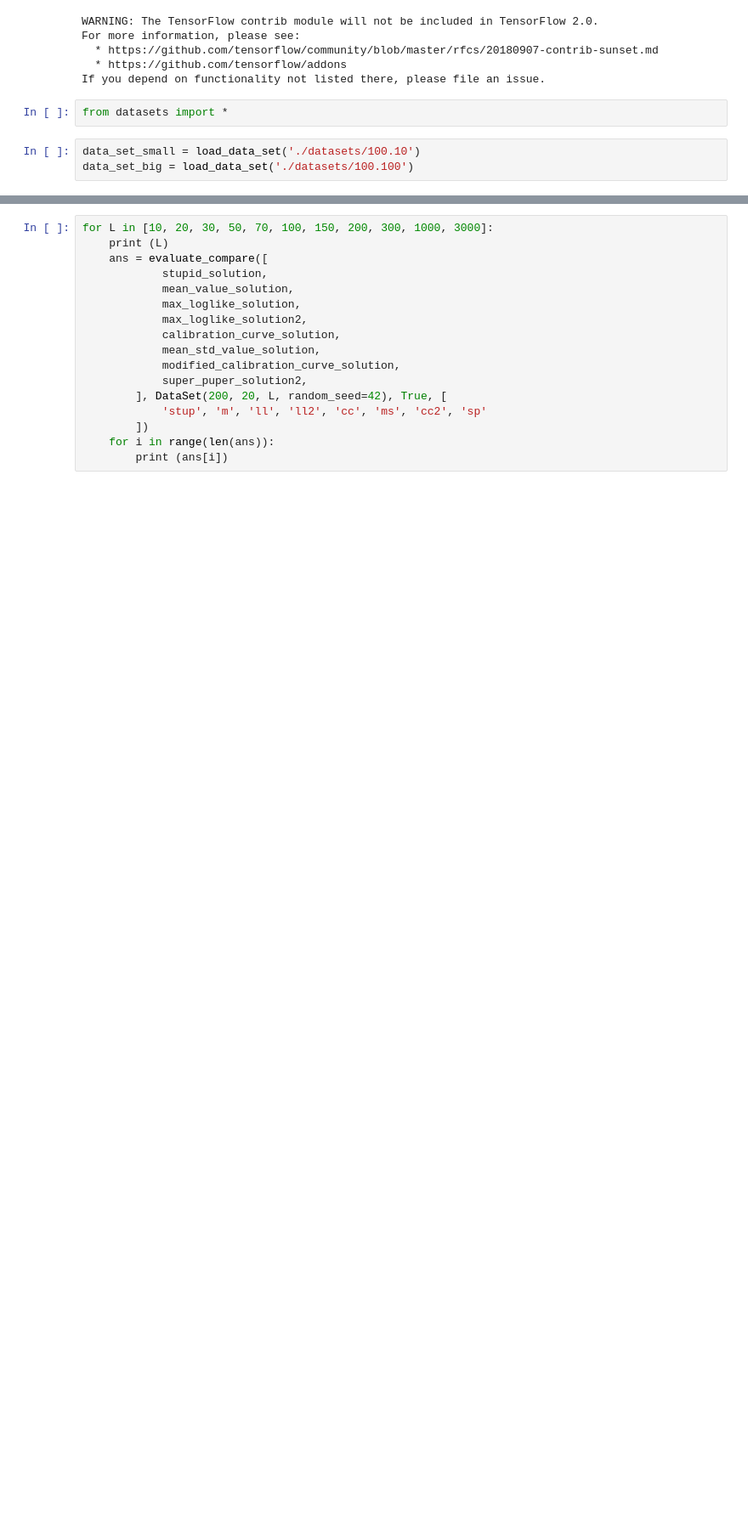
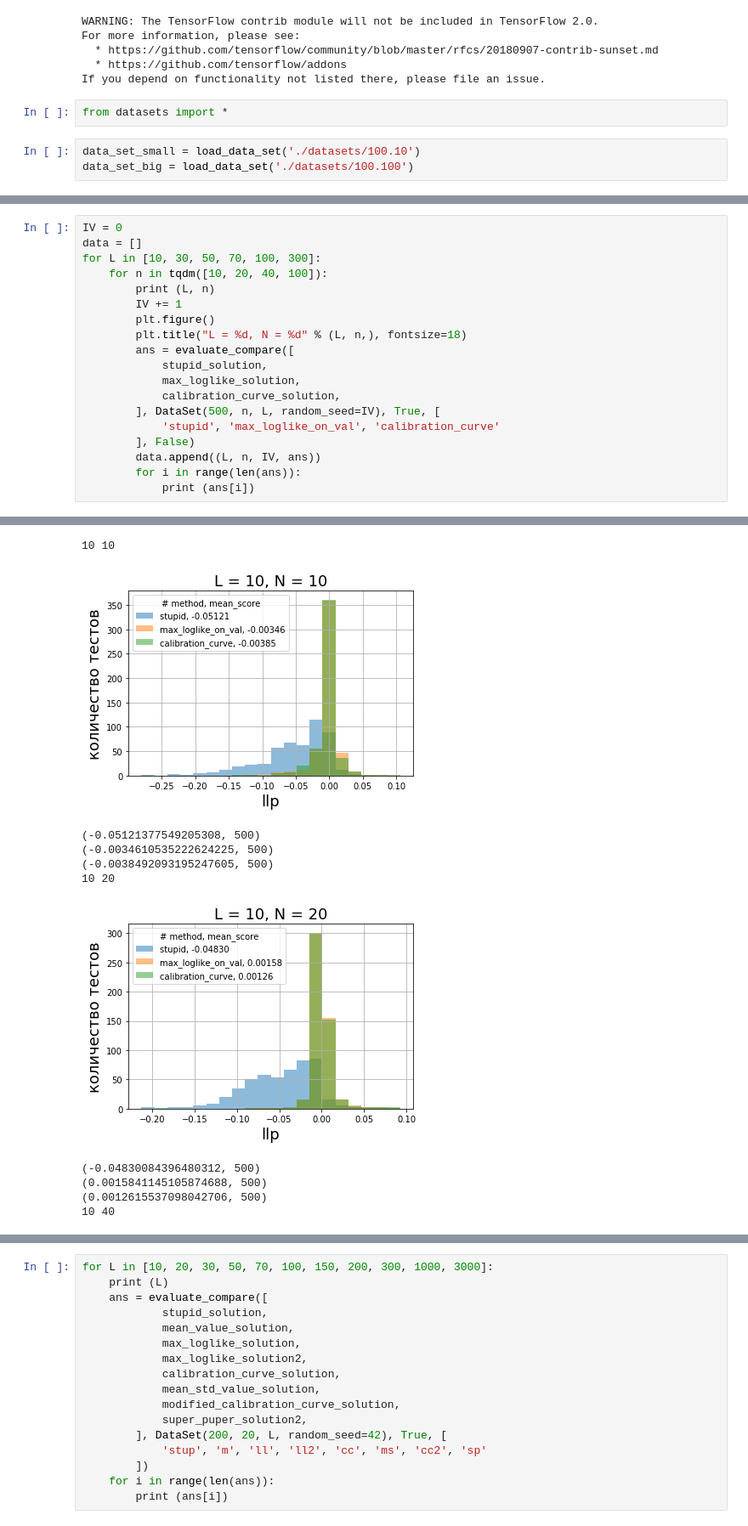
Before and after one commit to AndreyPopovkin/bachelor, a Jupyter notebook: methods_and_compare_generation.ipynb, the cells around one changed output, grey strips where cells are left out. Shown at 85% size. Cells and saved outputs as stored; diff of their text form; blank space fills up the shorter version.

```diff
--- a/methods_and_compare_generation.ipynb
+++ b/methods_and_compare_generation.ipynb
@@ -363,0 +321,20 @@ plt.show()
+# %%
+IV = 0
+data = []
+for L in [10, 30, 50, 70, 100, 300]:
+    for n in tqdm([10, 20, 40, 100]):
+        print (L, n)
+        IV += 1
+        plt.figure()
+        plt.title("L = %d, N = %d" % (L, n,), fontsize=18)
+        ans = evaluate_compare([
+            stupid_solution,
+            max_loglike_solution,
+            calibration_curve_solution,
+        ], DataSet(500, n, L, random_seed=IV), True, [
+            'stupid', 'max_loglike_on_val', 'calibration_curve'
+        ], False)
+        data.append((L, n, IV, ans))
+        for i in range(len(ans)):
+            print (ans[i])
+# %% [output]
@@ -363,0 +342,11 @@ plt.show()
+10 10
+[figure, added]
+(-0.05121377549205308, 500)
+(-0.0034610535222624225, 500)
+(-0.0038492093195247605, 500)
+10 20
+[figure, added]
+(-0.04830084396480312, 500)
+(0.0015841145105874688, 500)
+(0.0012615537098042706, 500)
+10 40
```
Also changed, not shown: parts of 16 cells of this notebook, 5 other files.
